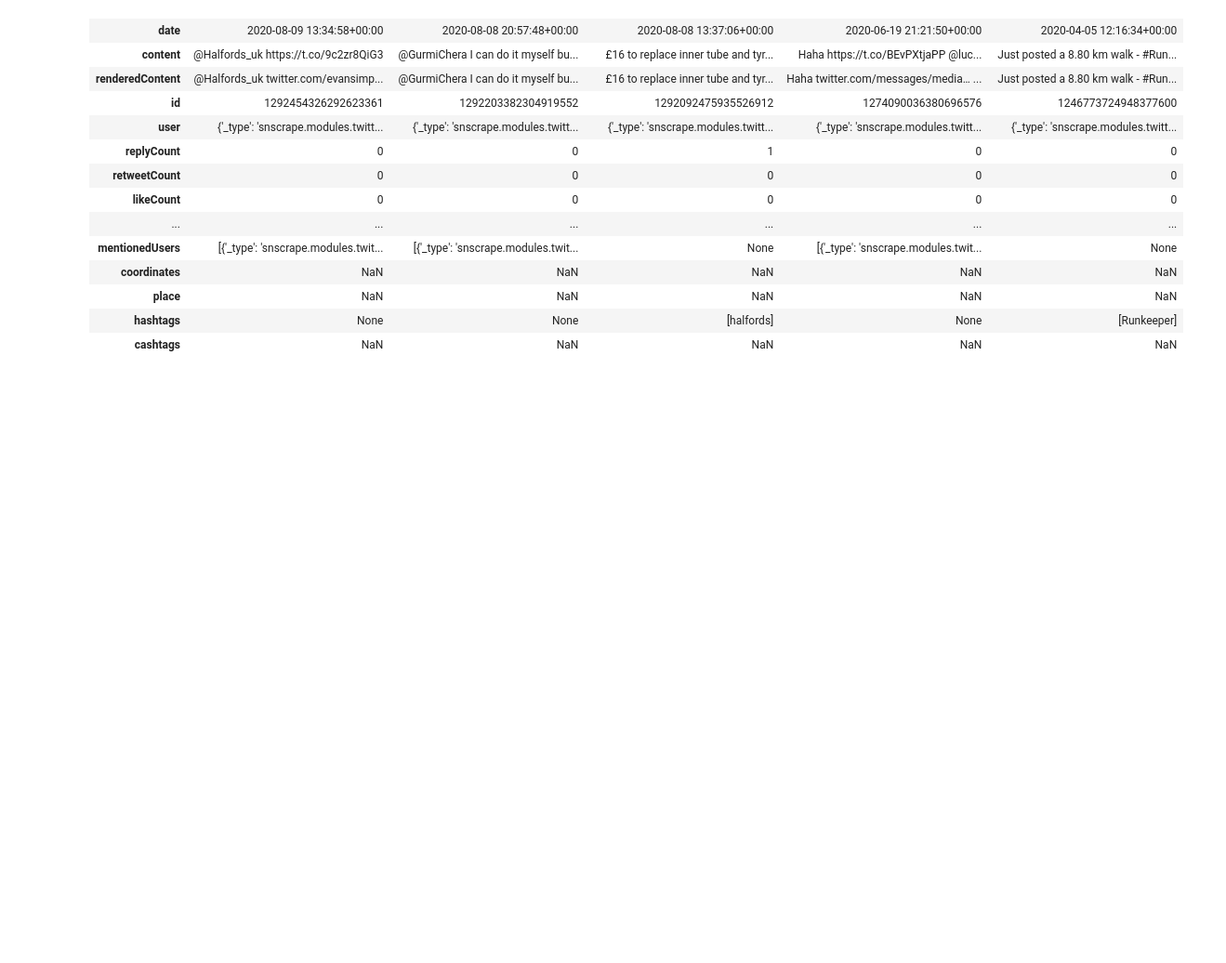
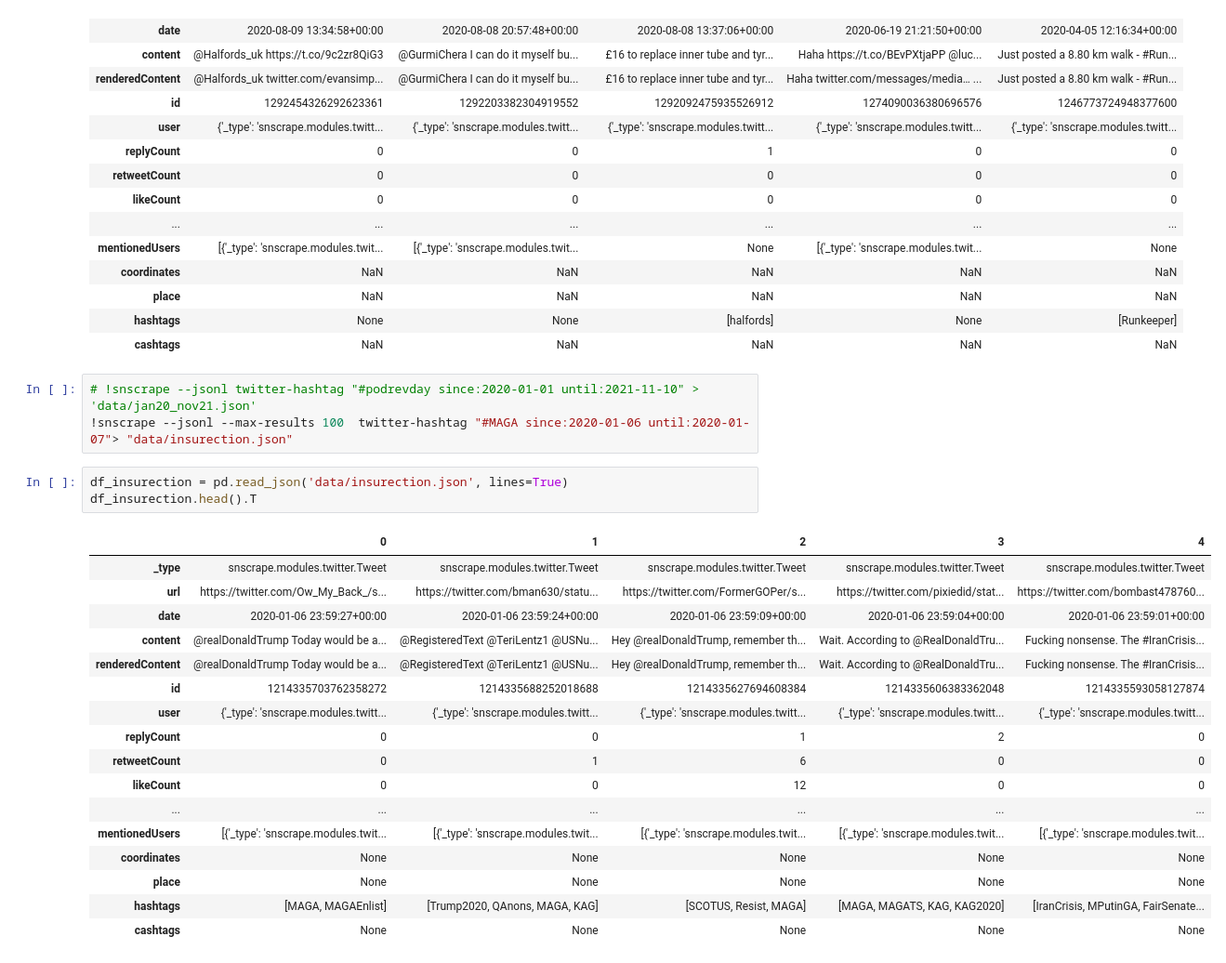
Before and after one commit to educatorsRlearners/snscrape_demo, a Jupyter notebook: 00.get_data.ipynb, the cells around one changed output. Shown: that part at 93% size. Drawn from its saved outputs; the diff is of its cells as text; blank space fills up the shorter version.

Commit message:
Reviewed potential hashtags

```diff
--- a/00.get_data.ipynb
+++ b/00.get_data.ipynb
@@ -127,3 +129,27 @@ df_evan.head().T
 | place | NaN | NaN | NaN | NaN | NaN |
 | hashtags | None | None | [halfords] | None | [Runkeeper] |
 | cashtags | NaN | NaN | NaN | NaN | NaN |
+# %%
+# !snscrape --jsonl twitter-hashtag "#podrevday since:2020-01-01 until:2021-11-10" > 'data/jan20_nov21.json'
+!snscrape --jsonl --max-results 100  twitter-hashtag "#MAGA since:2020-01-06 until:2020-01-07"> "data/insurection.json"
+# %%
+df_insurection = pd.read_json('data/insurection.json', lines=True)
+df_insurection.head().T
+# %% [output]
+|  | 0 | 1 | 2 | 3 | 4 |
+| _type | snscrape.modules.twitter.Tweet | snscrape.modules.twitter.Tweet | snscrape.modules.twitter.Tweet | snscrape.modules.twitter.Tweet | snscrape.modules.twitter.Tweet |
+| url | https://twitter.com/Ow_My_Back_/s... | https://twitter.com/bman630/statu... | https://twitter.com/FormerGOPer/s... | https://twitter.com/pixiedid/stat... | https://twitter.com/bombast478760... |
+| date | 2020-01-06 23:59:27+00:00 | 2020-01-06 23:59:24+00:00 | 2020-01-06 23:59:09+00:00 | 2020-01-06 23:59:04+00:00 | 2020-01-06 23:59:01+00:00 |
+| content | @realDonaldTrump Today would be a... | @RegisteredText @TeriLentz1 @USNu... | Hey @realDonaldTrump, remember th... | Wait. According to @RealDonaldTru... | Fucking nonsense. The #IranCrisis... |
+| renderedContent | @realDonaldTrump Today would be a... | @RegisteredText @TeriLentz1 @USNu... | Hey @realDonaldTrump, remember th... | Wait. According to @RealDonaldTru... | Fucking nonsense. The #IranCrisis... |
+| id | 1214335703762358272 | 1214335688252018688 | 1214335627694608384 | 1214335606383362048 | 1214335593058127874 |
+| user | {'_type': 'snscrape.modules.twitt... | {'_type': 'snscrape.modules.twitt... | {'_type': 'snscrape.modules.twitt... | {'_type': 'snscrape.modules.twitt... | {'_type': 'snscrape.modules.twitt... |
+| replyCount | 0 | 0 | 1 | 2 | 0 |
+| retweetCount | 0 | 1 | 6 | 0 | 0 |
+| likeCount | 0 | 0 | 12 | 0 | 0 |
+| ... | ... | ... | ... | ... | ... |
+| mentionedUsers | [{'_type': 'snscrape.modules.twit... | [{'_type': 'snscrape.modules.twit... | [{'_type': 'snscrape.modules.twit... | [{'_type': 'snscrape.modules.twit... | [{'_type': 'snscrape.modules.twit... |
+| coordinates | None | None | None | None | None |
+| place | None | None | None | None | None |
+| hashtags | [MAGA, MAGAEnlist] | [Trump2020, QAnons, MAGA, KAG] | [SCOTUS, Resist, MAGA] | [MAGA, MAGATS, KAG, KAG2020] | [IranCrisis, MPutinGA, FairSenate... |
+| cashtags | None | None | None | None | None |
```
Also changed, not shown: parts of 3 cells of this notebook.
